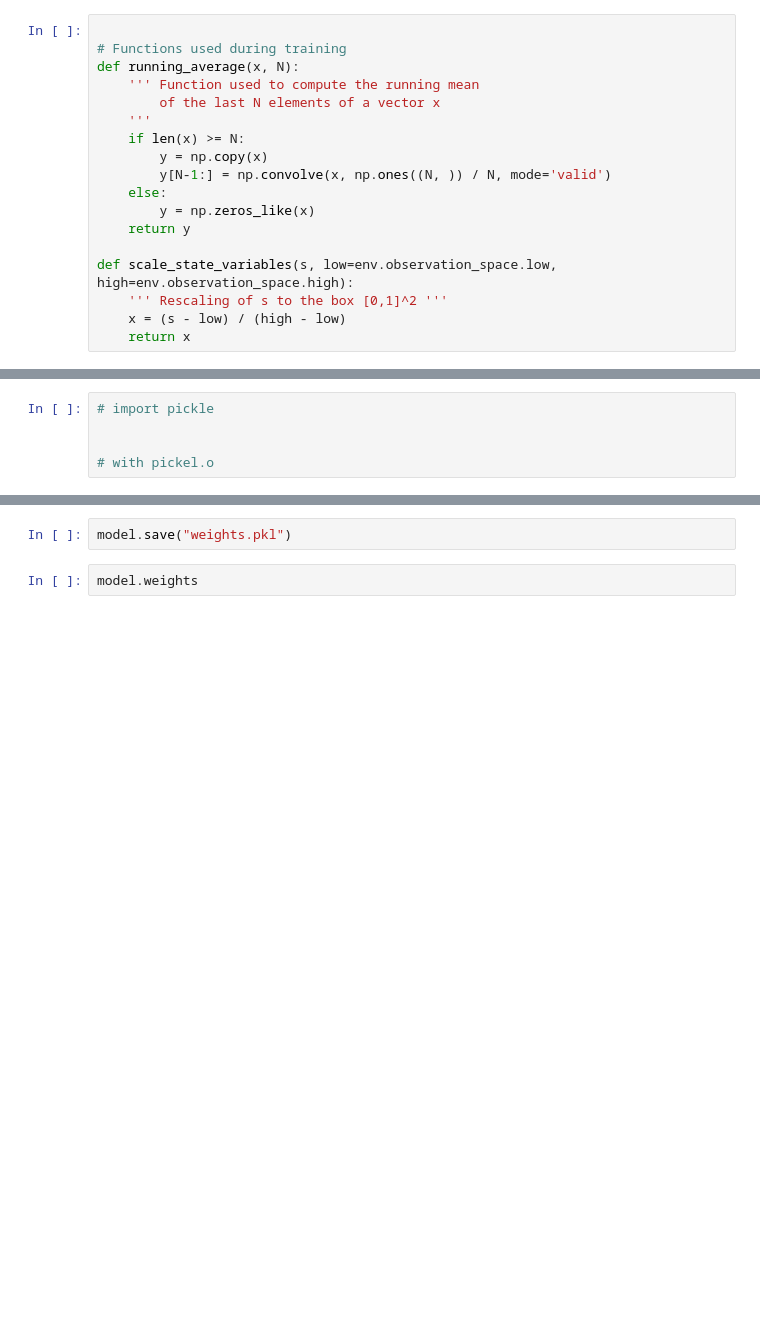
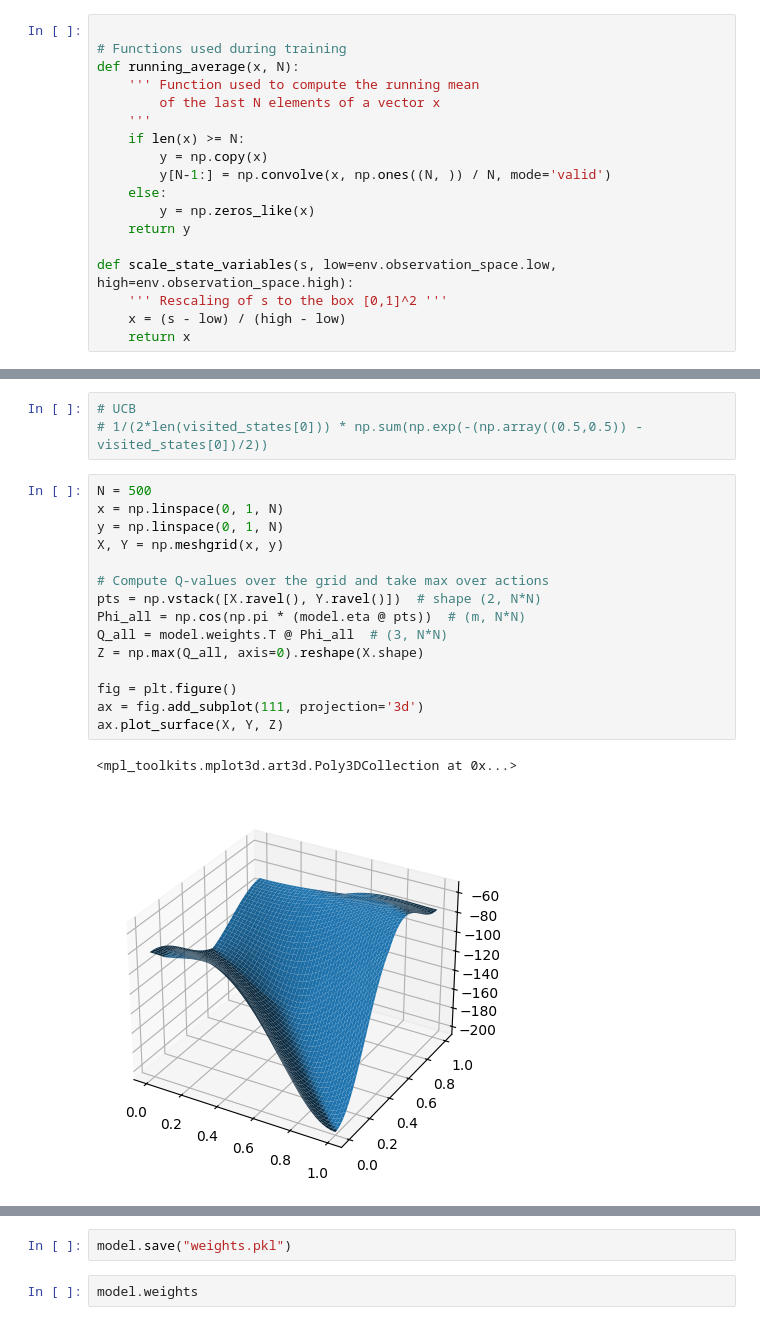
Before and after one commit to Glowster/EL2805_Labs, a Jupyter notebook: lab1/problem2/problem2.ipynb, the cells around one changed output, grey strips where cells are left out. Saved outputs shown, nothing was run; the diff lists cells and outputs as text; blank space fills up the shorter version.

```diff
--- a/lab1/problem2/problem2.ipynb
+++ b/lab1/problem2/problem2.ipynb
@@ -202,9 +197,25 @@ for i in range(N_episodes):
 
     # Close environment
     env.close()
-# %%
-# import pickle
-
-
-# with pickel.o
+# %%
+# UCB
+# 1/(2*len(visited_states[0])) * np.sum(np.exp(-(np.array((0.5,0.5)) - visited_states[0])/2))
+# %%
+N = 500
+x = np.linspace(0, 1, N)
+y = np.linspace(0, 1, N)
+X, Y = np.meshgrid(x, y)
+
+# Compute Q-values over the grid and take max over actions
+pts = np.vstack([X.ravel(), Y.ravel()])  # shape (2, N*N)
+Phi_all = np.cos(np.pi * (model.eta @ pts))  # (m, N*N)
+Q_all = model.weights.T @ Phi_all  # (3, N*N)
+Z = np.max(Q_all, axis=0).reshape(X.shape)
+
+fig = plt.figure()
+ax = fig.add_subplot(111, projection='3d')
+ax.plot_surface(X, Y, Z)
+# %% [output]
+<mpl_toolkits.mplot3d.art3d.Poly3DCollection at 0x...>
+[figure, added]
 # %%
```
Also changed, not shown: parts of 13 cells of this notebook.
